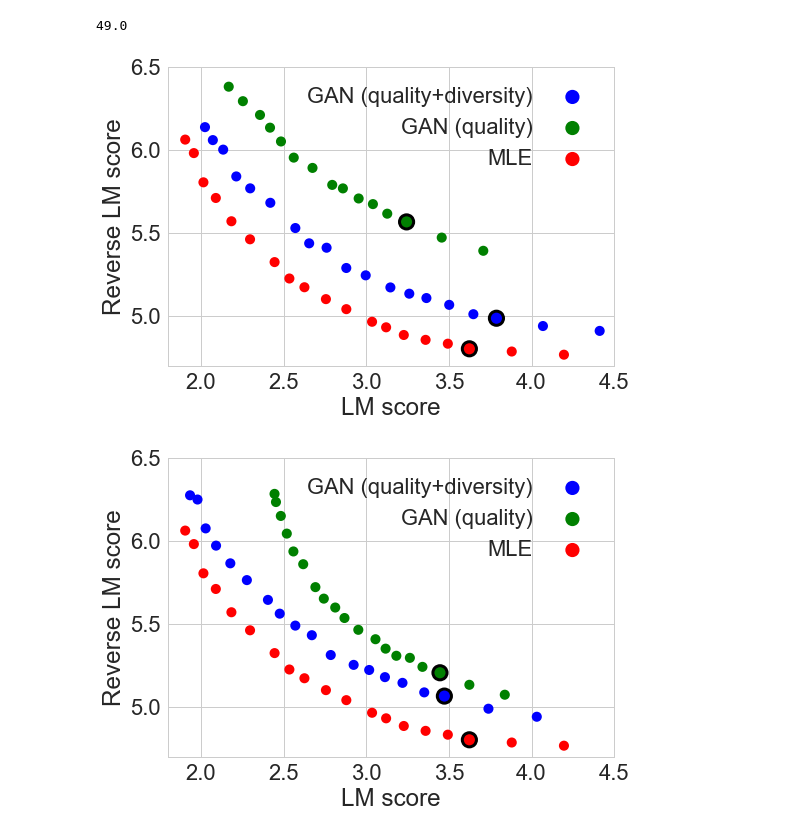
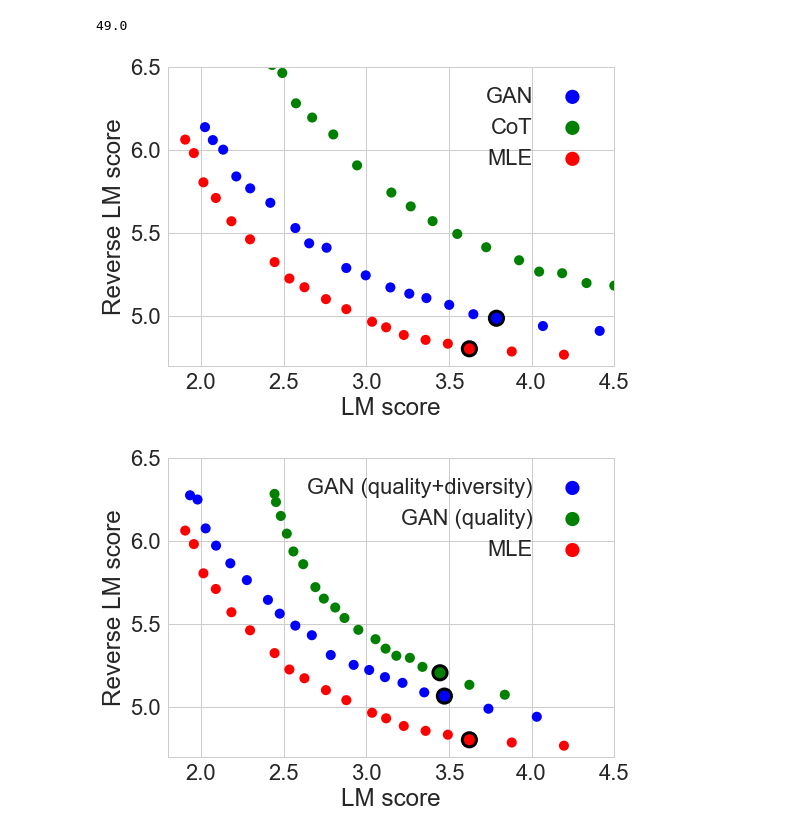
Before and after one commit to pclucas14/GansFallingShort, a Jupyter notebook: real_data_experiments/notebooks/lm-rlm_plot.ipynb, the cells around one changed output. Drawn from its saved outputs; the diff is of its cells as text; code cells hidden in the pictures.

```diff
--- a/real_data_experiments/notebooks/lm-rlm_plot.ipynb
+++ b/real_data_experiments/notebooks/lm-rlm_plot.ipynb
@@ -28,9 +28,15 @@ stepgan_lm_beta0_mti1_rlm_path = dir+'run_stepgan_lm_beta0_mti1_TB-tag-eval_rlm_
 
 gan_lm_beta1_mti0_lm_path  = dir+'run_gan_lm_beta1_mti0_TB-tag-eval_lm_score.csv'
 gan_lm_beta1_mti0_rlm_path = dir+'run_gan_lm_beta1_mti0_TB-tag-eval_rlm_score.csv'
+
+cot_lm_path  = dir+'run_best_CoT_bnll_TB-tag-eval_lm_score.csv'
+cot_rlm_path = dir+'run_best_CoT_bnll_TB-tag-eval_rlm_score.csv'
 # %%
 mle_lm = pd.read_csv(mle_lm_path).drop_duplicates('Step')
 mle_rlm = pd.read_csv(mle_rlm_path).drop_duplicates('Step')
+
+cot_lm = pd.read_csv(cot_lm_path).drop_duplicates('Step')
+cot_rlm = pd.read_csv(cot_rlm_path).drop_duplicates('Step')
 
 seqgan_mix_beta0_mti0_lm  = pd.read_csv(seqgan_mix_beta0_mti0_lm_path).drop_duplicates('Step')
 seqgan_mix_beta0_mti0_rlm = pd.read_csv(seqgan_mix_beta0_mti0_rlm_path).drop_duplicates('Step')
@@ -70,39 +96,47 @@ def get_ec(c, pd_):
 size_ = size
 size_[seqgan_mix_beta0_mti0_lm[seqgan_mix_beta0_mti0_lm.Step==100].index[0]] = bsize
 plt.scatter(seqgan_mix_beta0_mti0_lm.Value, \
             seqgan_mix_beta0_mti0_rlm.Value, \
             c='b',
-            label='GAN (quality+diversity)',
+            label='GAN',
             s=size_, edgecolor=get_ec('b', seqgan_mix_beta0_mti0_rlm), linewidth=3)
 
 
+# size_ = size
+# size_[seqgan_lm_beta0_mti0_lm[seqgan_lm_beta0_mti0_lm.Step==100].index[0]] = bsize
+# plt.scatter(seqgan_lm_beta0_mti0_lm.Value[:-4], \
+#             seqgan_lm_beta0_mti0_rlm.Value[:-4], \
+#             c='g',
+#             label='GAN (quality)',
+#             s=size_, edgecolor=get_ec('g', seqgan_lm_beta0_mti0_lm), linewidth=3)
+
 size_ = size
-size_[seqgan_lm_beta0_mti0_lm[seqgan_lm_beta0_mti0_lm.Step==100].index[0]] = bsize
-plt.scatter(seqgan_lm_beta0_mti0_lm.Value[:-4], \
-            seqgan_lm_beta0_mti0_rlm.Value[:-4], \
+size_[cot_lm[cot_lm.Step==100].index[0]] = bsize
+plt.scatter(cot_lm.Value, \
+            cot_rlm.Value, \
             c='g',
-            label='GAN (quality)',
+            label='CoT',
             s=size_, edgecolor=get_ec('g', seqgan_lm_beta0_mti0_lm), linewidth=3)
 
 
 size_ = size
 size_[mle_lm[mle_lm.Step==100].index[0]] = bsize
 plt.scatter(mle_lm.Value, \
             mle_rlm.Value, \
             c='r',
             label='MLE',
             s=size, edgecolor=get_ec('r', mle_rlm), linewidth=3)
 
 #plt.colorbar(sc)
 plt.xlabel('LM score')
 plt.ylabel('Reverse LM score')
 plt.axis([1.8, 4.5, 4.7, 6.5])
 # plt.title('MLE (red) vs GAN (blue)')
 plt.legend(markerfirst=False, frameon=False)
 plt.savefig('../../figs/news_lm_rlm_temperature_mti0.pdf', bbox_inches='tight')
 plt.show()
 # %% [output]
-[figure, old version]
+[figure, new version]
 # %%
 
 size_ = size
```
Also changed, not shown: parts of 1 cell of this notebook, 2 other files.
